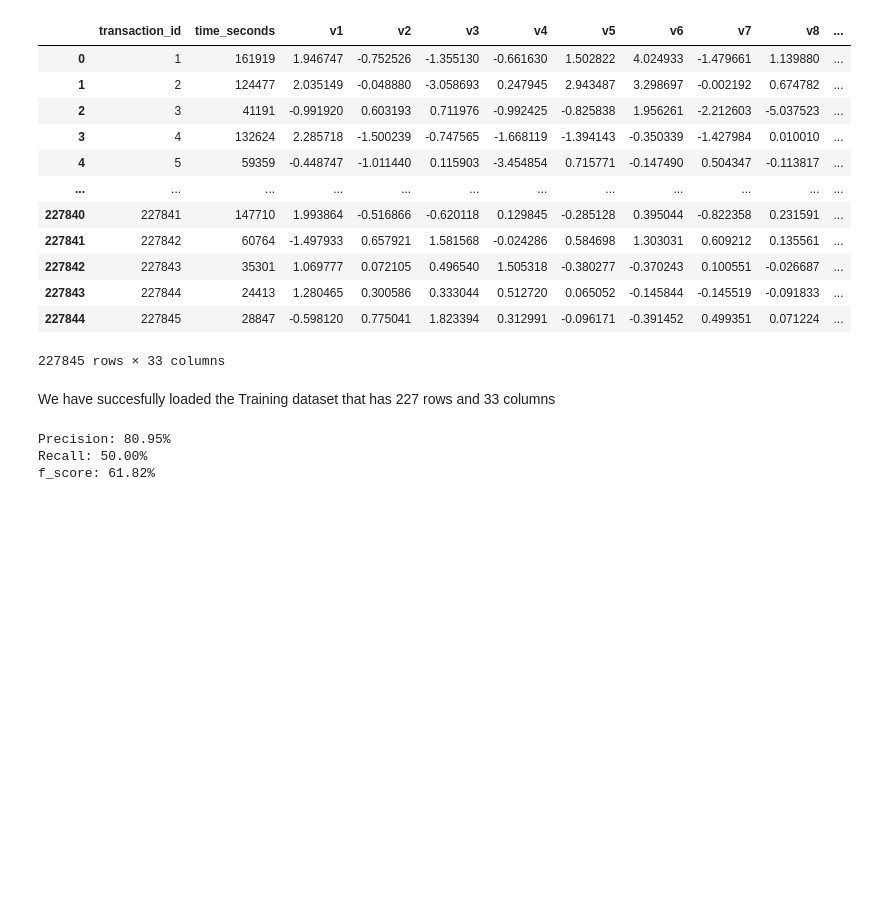
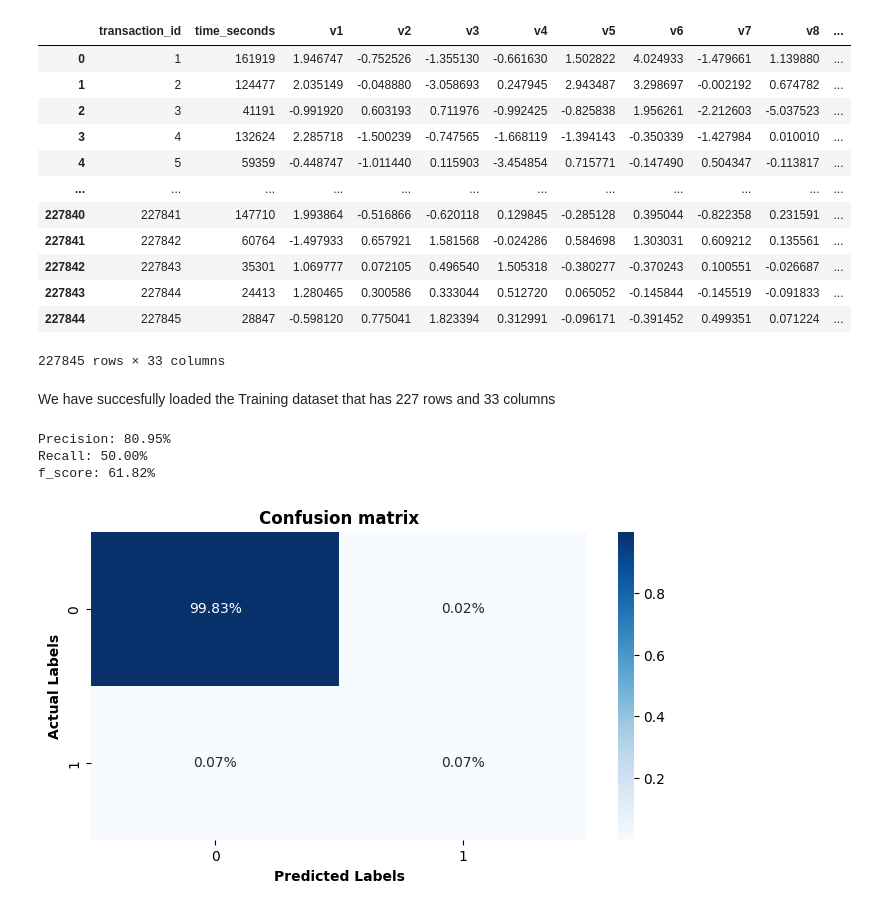
Before and after one commit to George-Njuguna/End-to-End-Real-Time-Anomaly-Detection-Pipeline, a Jupyter notebook: modelling.ipynb, the cells around one changed output. Drawn from its saved outputs; the diff is of its cells as text; code cells hidden in the pictures; blank space fills up the shorter version.

```diff
--- a/modelling.ipynb
+++ b/modelling.ipynb
@@ -69,25 +69,41 @@ X['ammount'] = scaler.fit_transform(X[['ammount']])
 # %%
  # Modelling using logistic regression
  # Split the data into training and testing sets
 X_train, X_test, y_train, y_test = train_test_split(
     X, y, test_size=0.2, random_state=42
     )
 
  # Performing cross validation
 cv = KFold(n_splits=5, shuffle=True, random_state=42)
 # Train the Logistic Regression model
 model = LogisticRegression()
 model.fit(X_train, y_train)
 
 # Evaluate the model
 y_pred = model.predict(X_test)
+
 precision = precision_score(y_test, y_pred)
 recall = recall_score(y_test,y_pred)
 f_score = f1_score(y_test,y_pred)
 print("Precision: {:.2f}%".format(precision * 100))
 print("Recall: {:.2f}%".format(recall * 100))
 print("f_score: {:.2f}%".format(f_score * 100))
+
+ # Plotting the confusion matrix
+c_matrix = confusion_matrix( y_test, y_pred )
+
+plt.figure( figsize = ( 8 , 4 ) )
+
+sns.heatmap( c_matrix / np.sum( c_matrix ) , annot=True,
+            fmt='.2%', cmap='Blues')
+
+plt.title('Confusion matrix', fontweight='bold')
+plt.xlabel('Predicted Labels', fontweight='bold')
+plt.ylabel('Actual Labels', fontweight='bold')
+
+plt.show()
 # %% [output]
 Precision: 80.95%
 Recall: 50.00%
 f_score: 61.82%
+[figure, added]
```
Also changed, not shown: parts of 1 cell of this notebook.
